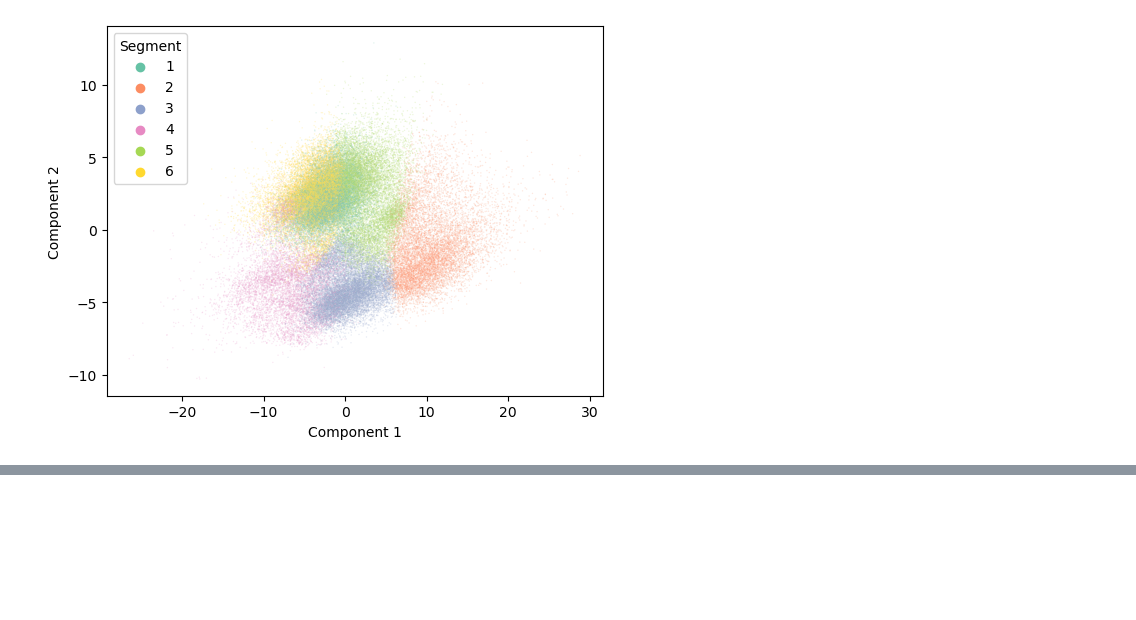
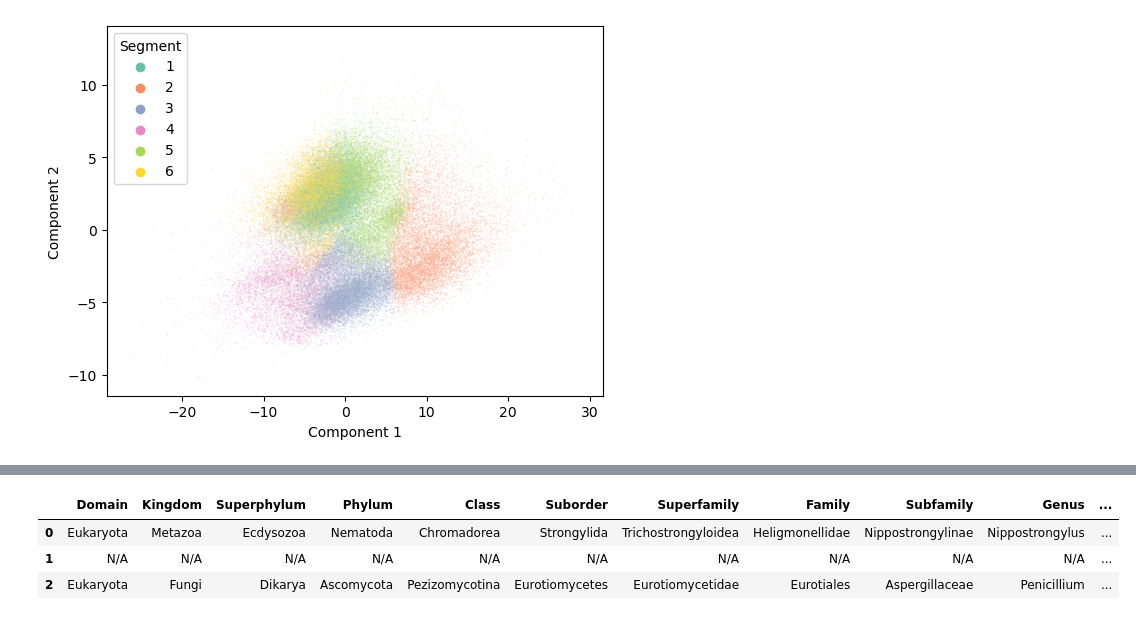
Before and after one commit to Jonahowns/phage_display_ML, a Jupyter notebook: rbm_torch/analysis/ribo_crbm.ipynb, the cells around one changed output, grey strips where cells are left out. Cells and saved outputs as stored; diff of their text form; code cells hidden in the pictures; blank space fills up the shorter version.

Commit message:
Started adding a method for collecting phlyogenetic info for rfam family sequences.

```diff
--- a/rbm_torch/analysis/ribo_crbm.ipynb
+++ b/rbm_torch/analysis/ribo_crbm.ipynb
@@ -262,0 +259,48 @@ plt.show()
+# %%
+import sys, requests, string
+import numpy as np
+import pandas as pd
+
+acc_codes = ["LM440799.1", "JMFW02016028.1", "HG793164.1"]
+
+
+tax_keys = ["Domain", "Kingdom", "Superphylum", "Phylum", "Class", "Suborder", "Superfamily", "Family", "Subfamily", "Genus", "Species"]
+all_taxonomy = []
+for code in acc_codes:  # Accession Codes
+    requestURL = f"https://www.ebi.ac.uk/ena/browser/api/embl/{code}?download=false&lineLimit=20&annotationOnly=true&expanded=false&gzip=false"
+
+    r = requests.get(requestURL)
+    if not r.ok:
+        # r.raise_for_status()
+        all_taxonomy.append(["N/A" for val in tax_keys])
+        continue
+        # sys.exit()
+    else:
+        responseBody = r.text
+
+        taxonomy = []
+        for line in responseBody.split("\n"):
+
+            if line.startswith("OC"):
+                tax_segment = line[2:].split(";")
+                tax_seg = [x.strip() for x in tax_segment if x != ""]
+
+                taxonomy += tax_seg
+            if line.startswith("OS"):
+                species = " ".join([x.strip() for x in line[2:].split()])
+
+        taxonomy[-1] = taxonomy[-1][:-1] # Remove Period from Last Line
+        taxonomy.append(species)
+        all_taxonomy.append(taxonomy)
+        # print(tax_keys)
+        # print(taxonomy)
+
+full_tax = np.asarray(all_taxonomy, dtype=str)
+full_tax_pd = pd.DataFrame({key: full_tax[:, kid].tolist() for kid, key in enumerate(tax_keys)})
+
+full_tax_pd.head()
+# %% [output]
+|  | Domain | Kingdom | Superphylum | Phylum | Class | Suborder | Superfamily | Family | Subfamily | Genus | ... |
+| 0 | Eukaryota | Metazoa | Ecdysozoa | Nematoda | Chromadorea | Strongylida | Trichostrongyloidea | Heligmonellidae | Nippostrongylinae | Nippostrongylus | ... |
+| 1 | N/A | N/A | N/A | N/A | N/A | N/A | N/A | N/A | N/A | N/A | ... |
+| 2 | Eukaryota | Fungi | Dikarya | Ascomycota | Pezizomycotina | Eurotiomycetes | Eurotiomycetidae | Eurotiales | Aspergillaceae | Penicillium | ... |
```
Also changed, not shown: parts of 2 cells of this notebook.
